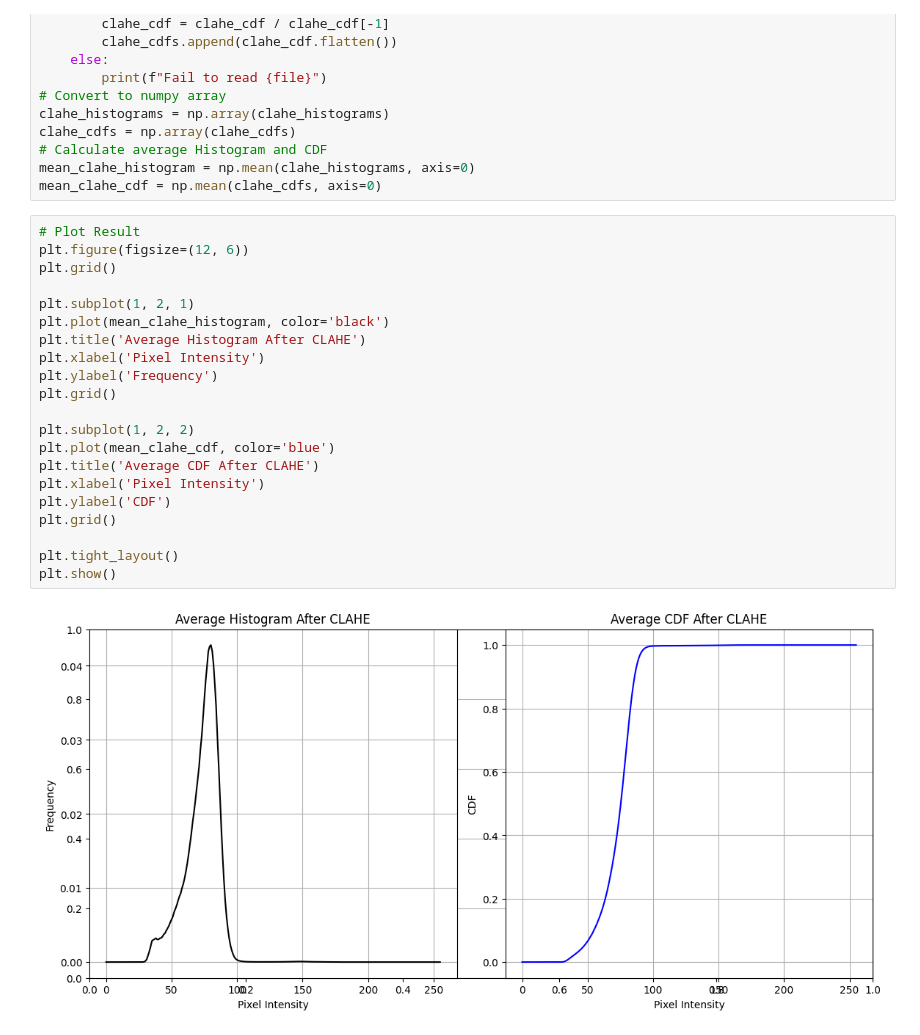
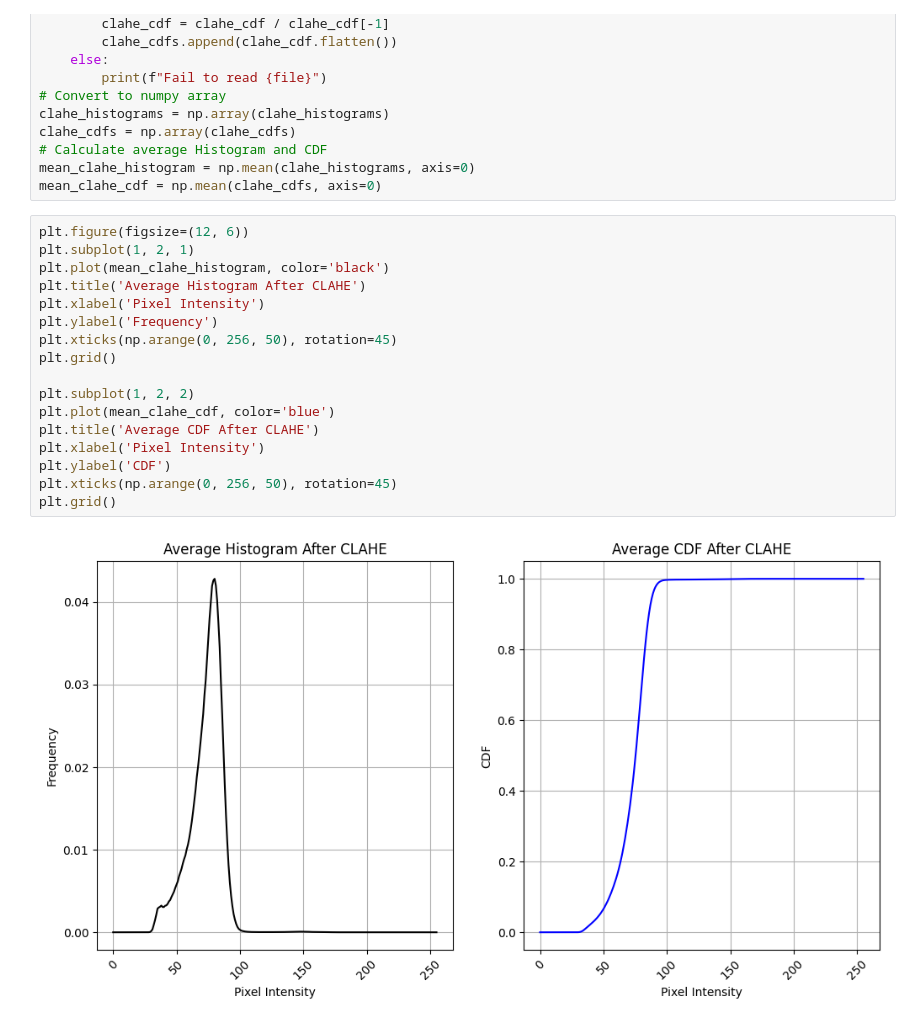
Before and after one commit to reesarosyid/Sementic-Segmentation-Sediment-Using-U-Net, a Jupyter notebook: Image_enhancement.ipynb, the cells around one changed output. Drawn from its saved outputs; the diff is of its cells as text.

```diff
--- a/Image_enhancement.ipynb
+++ b/Image_enhancement.ipynb
@@ -211,25 +211,21 @@ clahe_cdfs = np.array(clahe_cdfs)
 mean_clahe_histogram = np.mean(clahe_histograms, axis=0)
 mean_clahe_cdf = np.mean(clahe_cdfs, axis=0)
 # %%
-# Plot Result
 plt.figure(figsize=(12, 6))
-plt.grid()
-
 plt.subplot(1, 2, 1)
 plt.plot(mean_clahe_histogram, color='black')
 plt.title('Average Histogram After CLAHE')
 plt.xlabel('Pixel Intensity')
 plt.ylabel('Frequency')
+plt.xticks(np.arange(0, 256, 50), rotation=45)
 plt.grid()
 
 plt.subplot(1, 2, 2)
 plt.plot(mean_clahe_cdf, color='blue')
 plt.title('Average CDF After CLAHE')
 plt.xlabel('Pixel Intensity')
 plt.ylabel('CDF')
+plt.xticks(np.arange(0, 256, 50), rotation=45)
 plt.grid()
-
-plt.tight_layout()
-plt.show()
 # %% [output]
-[figure, old version]
+[figure, new version]
```
